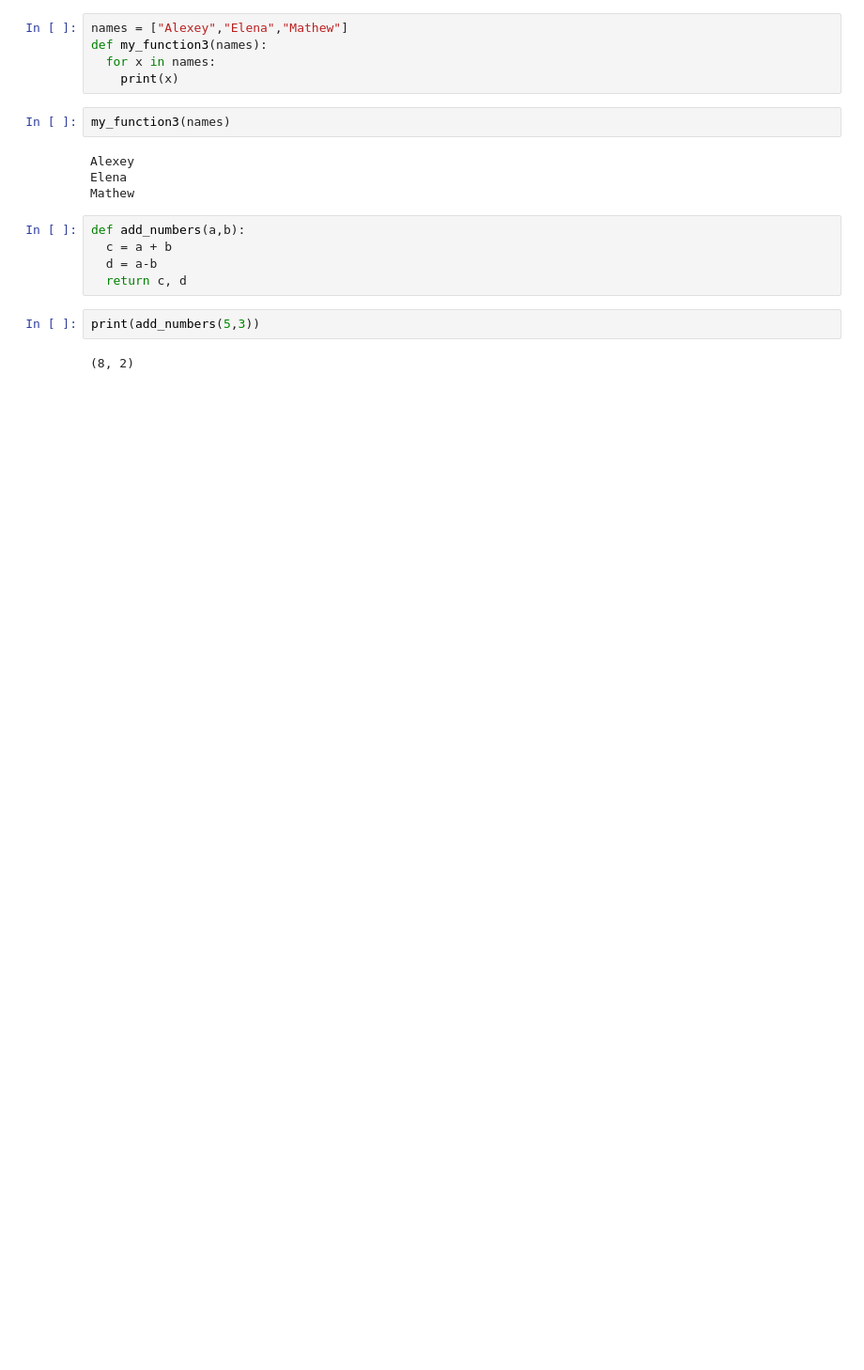
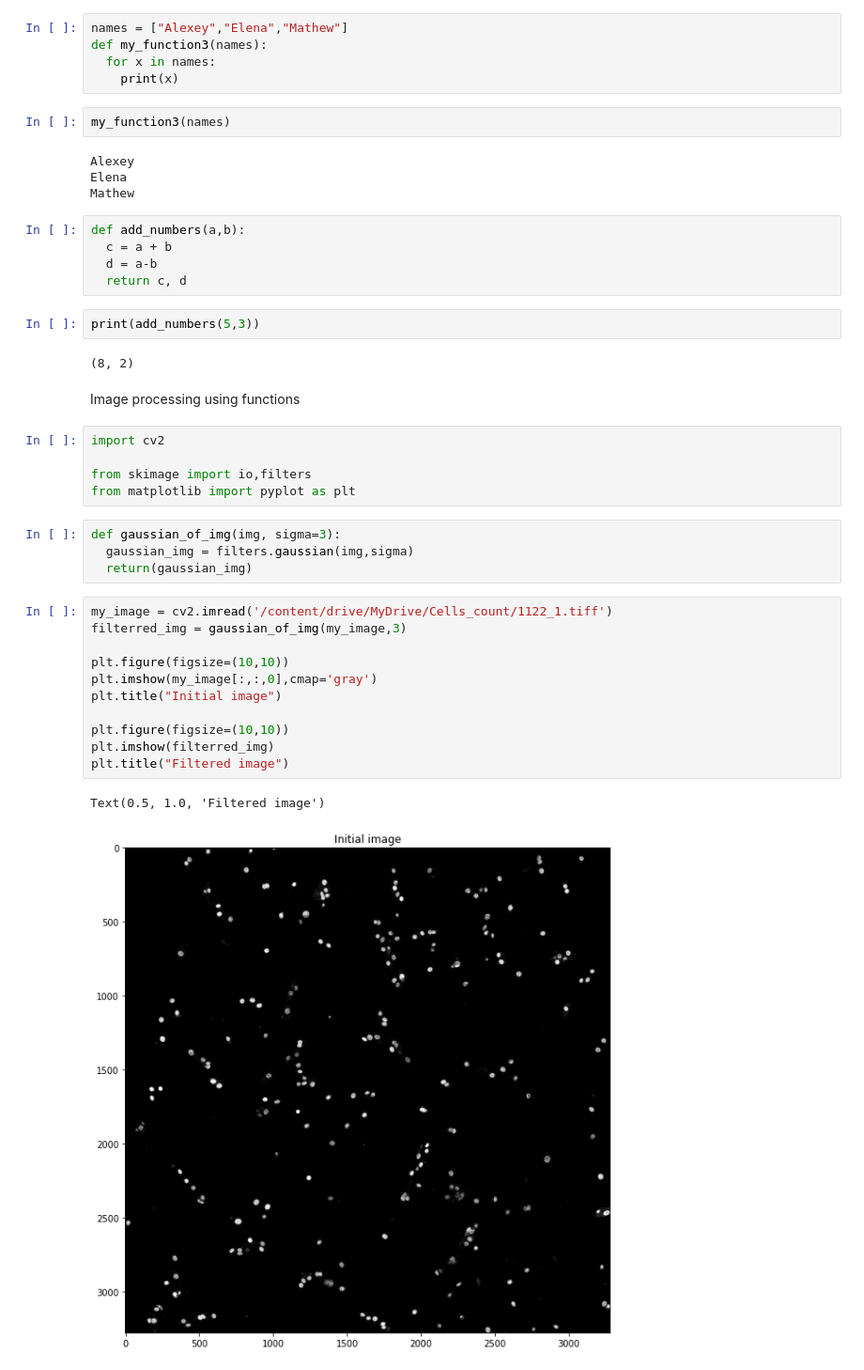
Before and after one commit to avkornaev/Python-for-image-processing-course, a Jupyter notebook: Lesson20_Functions.ipynb, the cells around one changed output. Shown at 94% size. Cells and saved outputs as stored; diff of their text form; blank space fills up the shorter version.

```diff
--- a/Lesson20_Functions.ipynb
+++ b/Lesson20_Functions.ipynb
@@ -34,3 +34,28 @@ def add_numbers(a,b):
 print(add_numbers(5,3))
 # %% [output]
 (8, 2)
+# %% [markdown]
+Image processing using functions
+# %%
+import cv2
+
+from skimage import io,filters
+from matplotlib import pyplot as plt
+# %%
+def gaussian_of_img(img, sigma=3):
+  gaussian_img = filters.gaussian(img,sigma)
+  return(gaussian_img)
+# %%
+my_image = cv2.imread('/content/drive/MyDrive/Cells_count/1122_1.tiff')
+filterred_img = gaussian_of_img(my_image,3)
+
+plt.figure(figsize=(10,10))
+plt.imshow(my_image[:,:,0],cmap='gray')
+plt.title("Initial image")
+
+plt.figure(figsize=(10,10))
+plt.imshow(filterred_img)
+plt.title("Filtered image")
+# %% [output]
+Text(0.5, 1.0, 'Filtered image')
+[figure, added]
```
Also changed, not shown: parts of 2 cells of this notebook.
